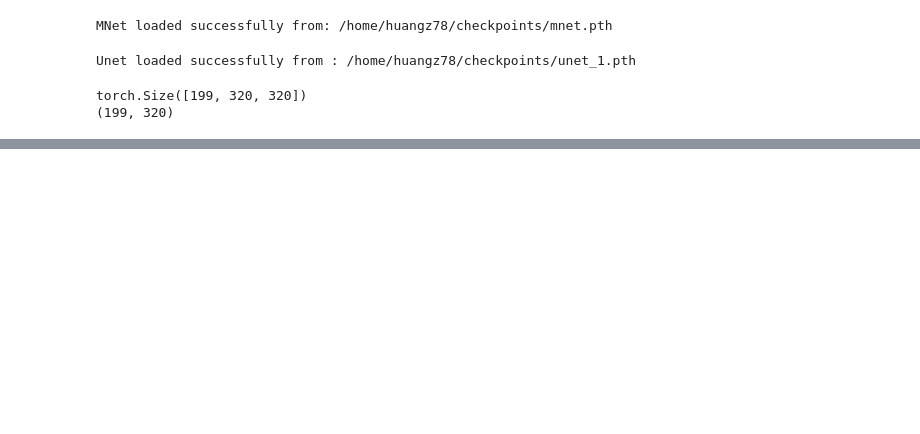
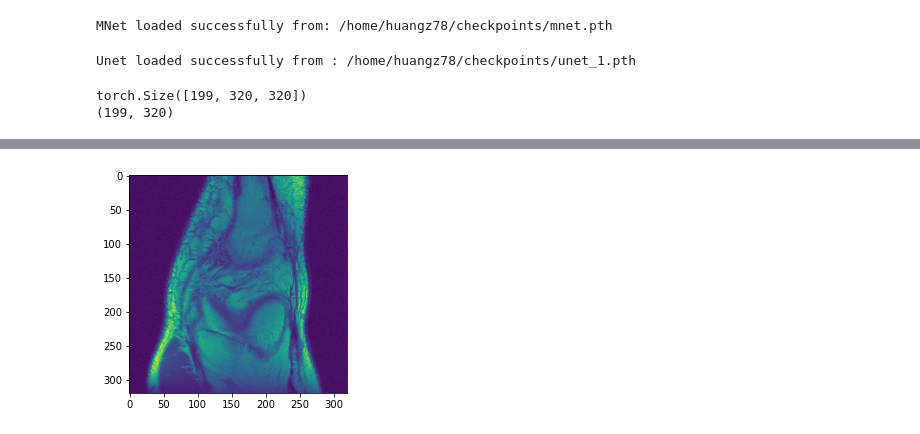
Before and after one commit to zhishenhuang/mri, a Jupyter notebook: splitting_scheme_cnn_maskbackward.ipynb, the cells around one changed output, grey strips where cells are left out. Saved outputs shown, nothing was run; the diff lists cells and outputs as text; code cells hidden in the pictures; blank space fills up the shorter version.

```diff
--- a/splitting_scheme_cnn_maskbackward.ipynb
+++ b/splitting_scheme_cnn_maskbackward.ipynb
@@ -203,3 +262,8 @@ alternating_update_with_unetRecon(mnet,UNET,train_full,testimg,fullmask,\
+# %%
+plt.imshow(train_full[0,:,:])
+plt.show()
+# %% [output]
+[figure, added]
 # %%
 reload(utils)
 import mask_backward_new
```
Also changed, not shown: parts of 3 cells of this notebook, 2 other files.
